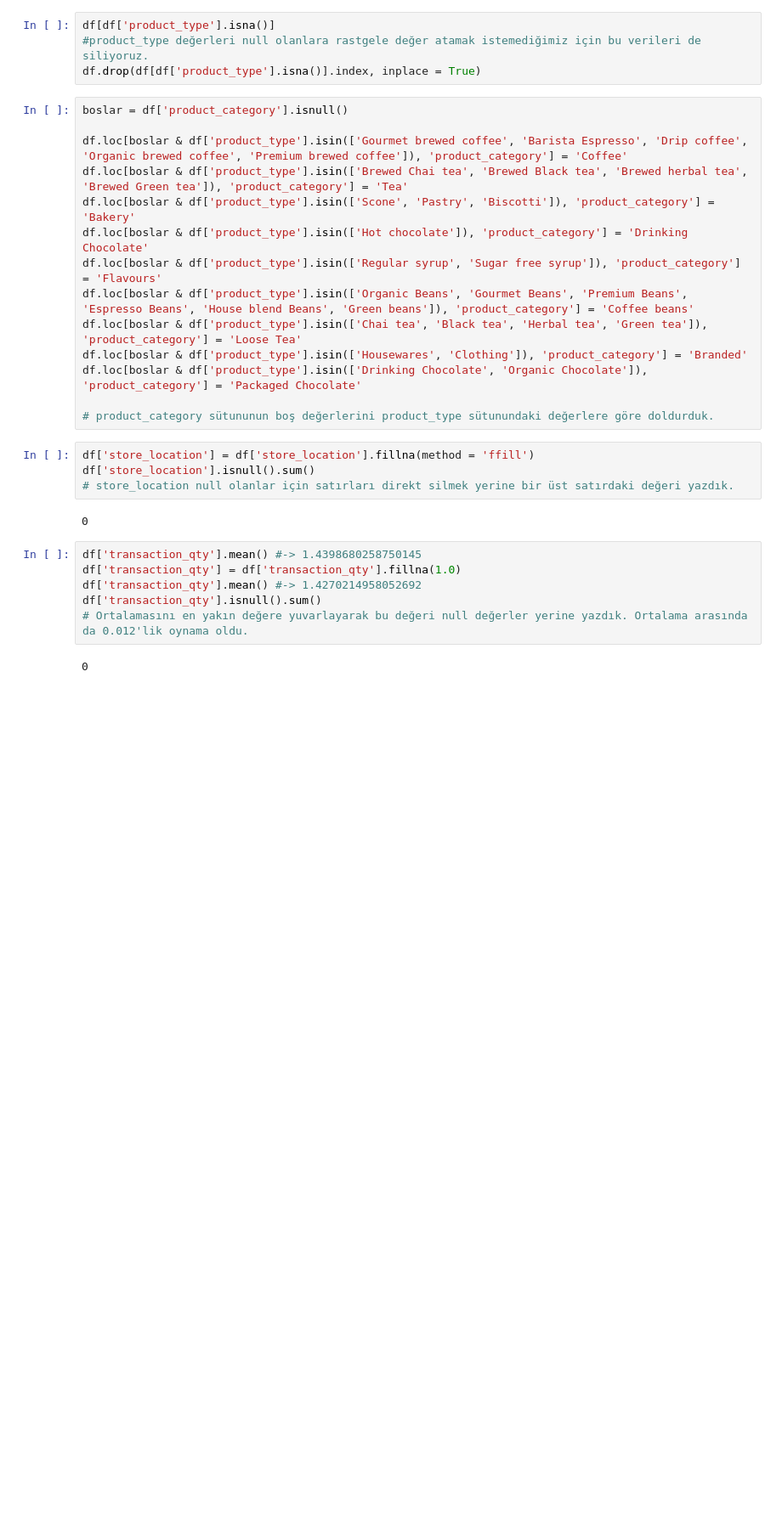
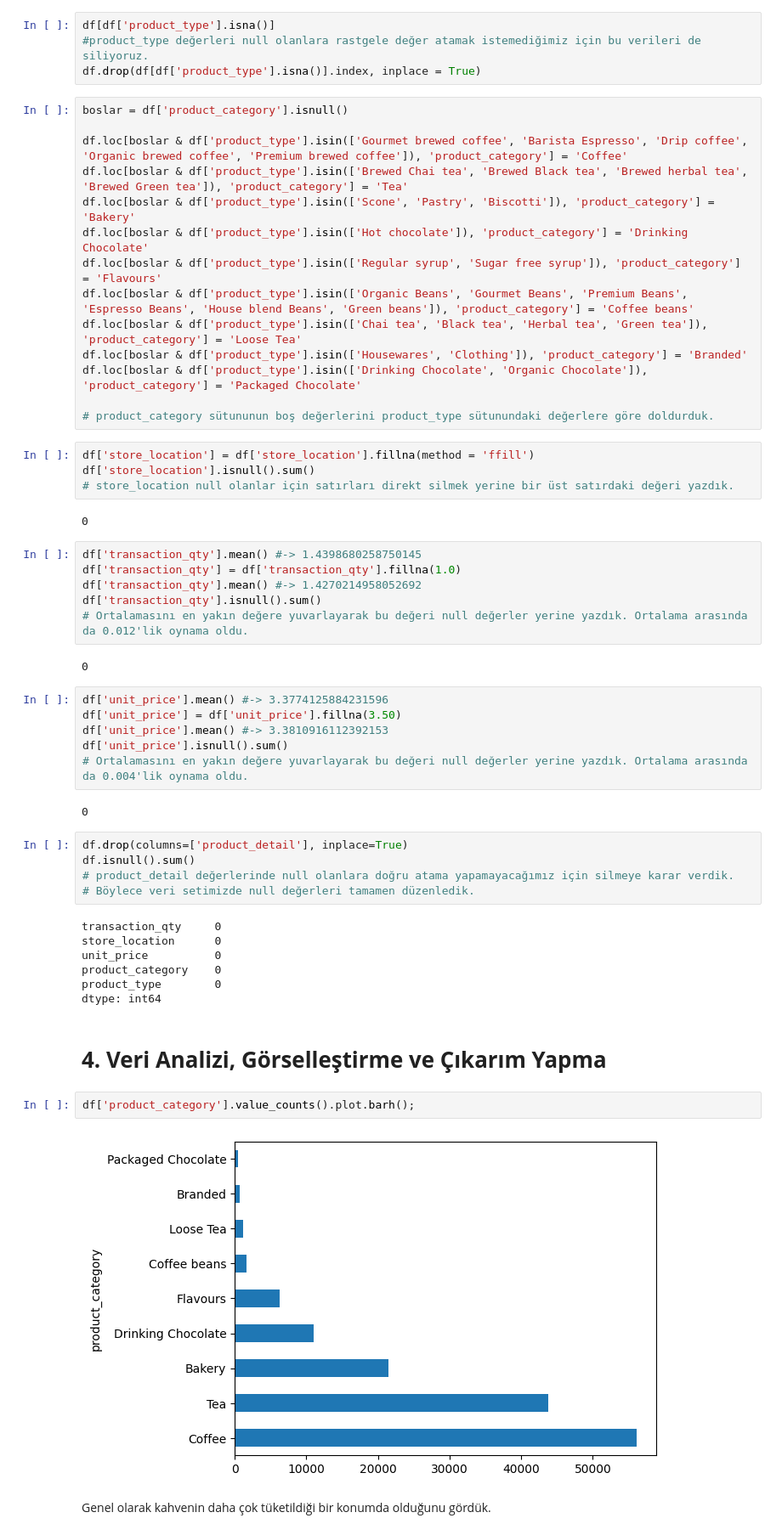
Before and after one commit to ardahanaytan/Veri-Analizi-Bootcamp, a Jupyter notebook: Veri_Analizi_Bootcamp.ipynb, the cells around one changed output. Shown: that part at 85% size. Drawn from its saved outputs; the diff is of its cells as text; blank space fills up the shorter version.

Commit message:
Kaggle Notebook | Veri Analizi Bootcamp | Veri Analizi ve Görselleştirme

```diff
--- a/Veri_Analizi_Bootcamp.ipynb
+++ b/Veri_Analizi_Bootcamp.ipynb
@@ -247,3 +247,31 @@ df['transaction_qty'].isnull().sum()
 # Ortalamasını en yakın değere yuvarlayarak bu değeri null değerler yerine yazdık. Ortalama arasında da 0.012'lik oynama oldu.
 # %% [output]
 0
+# %%
+df['unit_price'].mean() #-> 3.3774125884231596
+df['unit_price'] = df['unit_price'].fillna(3.50)
+df['unit_price'].mean() #-> 3.3810916112392153
+df['unit_price'].isnull().sum()
+# Ortalamasını en yakın değere yuvarlayarak bu değeri null değerler yerine yazdık. Ortalama arasında da 0.004'lik oynama oldu.
+# %% [output]
+0
+# %%
+df.drop(columns=['product_detail'], inplace=True)
+df.isnull().sum()
+# product_detail değerlerinde null olanlara doğru atama yapamayacağımız için silmeye karar verdik.
+# Böylece veri setimizde null değerleri tamamen düzenledik.
+# %% [output]
+transaction_qty     0
+store_location      0
+unit_price          0
+product_category    0
+product_type        0
+dtype: int64
+# %% [markdown]
+# **4. Veri Analizi, Görselleştirme ve Çıkarım Yapma**
+# %%
+df['product_category'].value_counts().plot.barh();
+# %% [output]
+[figure, added]
+# %% [markdown]
+Genel olarak kahvenin daha çok tüketildiği bir konumda olduğunu gördük.
```
Also changed, not shown: parts of 10 cells of this notebook.
